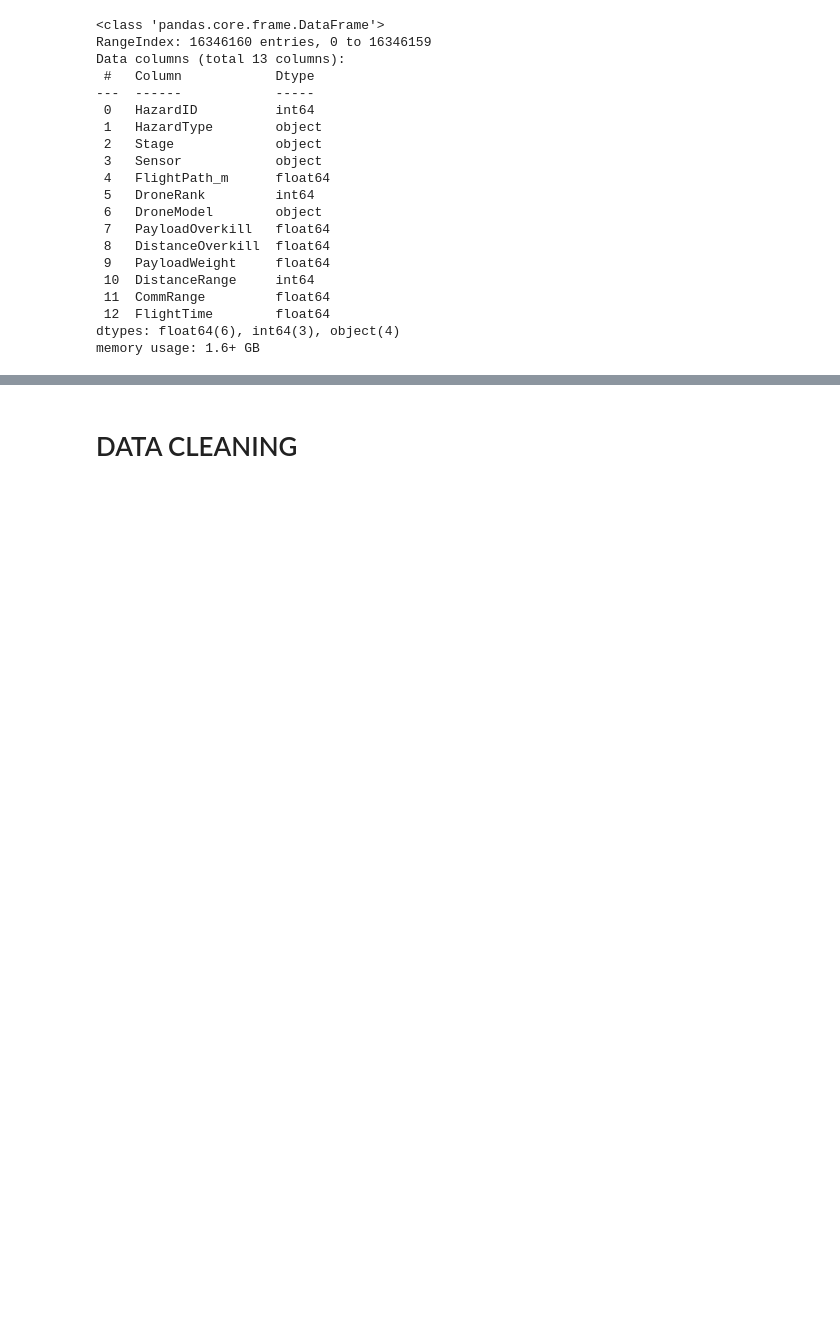
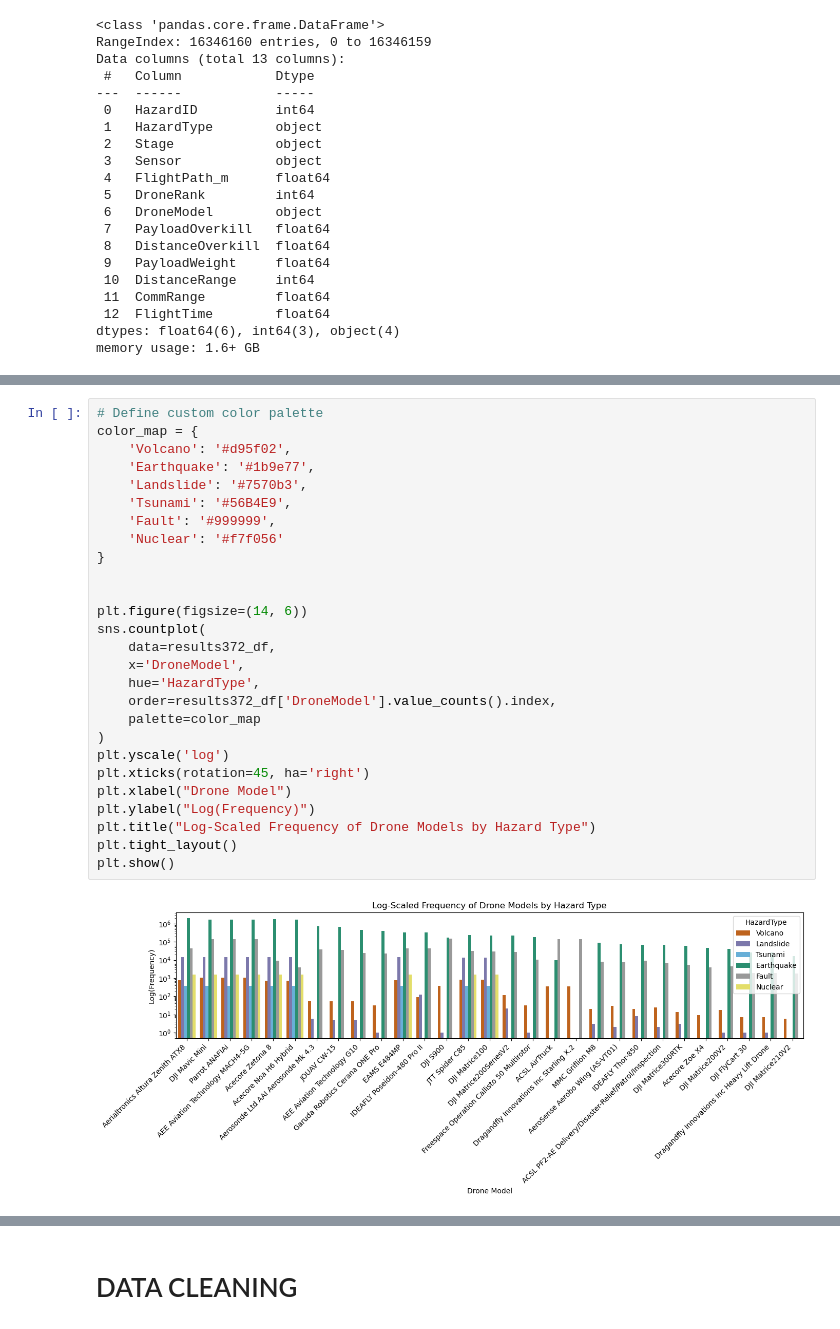
Before and after one commit to redrobbit/ndis, a Jupyter notebook: ArcGIS_Pro_processing/06_PostProMap.ipynb, the cells around one changed output, grey strips where cells are left out. Drawn from its saved outputs; the diff is of its cells as text; blank space fills up the shorter version.

```diff
--- a/ArcGIS_Pro_processing/06_PostProMap.ipynb
+++ b/ArcGIS_Pro_processing/06_PostProMap.ipynb
@@ -756,0 +809,29 @@ memory usage: 1.6+ GB
+# %%
+# Define custom color palette
+color_map = {
+    'Volcano': '#d95f02',
+    'Earthquake': '#1b9e77',
+    'Landslide': '#7570b3',
+    'Tsunami': '#56B4E9',
+    'Fault': '#999999',
+    'Nuclear': '#f7f056'
+}
+
+
+plt.figure(figsize=(14, 6))
+sns.countplot(
+    data=results372_df,
+    x='DroneModel',
+    hue='HazardType',
+    order=results372_df['DroneModel'].value_counts().index,
+    palette=color_map
+)
+plt.yscale('log')
+plt.xticks(rotation=45, ha='right')
+plt.xlabel("Drone Model")
+plt.ylabel("Log(Frequency)")
+plt.title("Log-Scaled Frequency of Drone Models by Hazard Type")
+plt.tight_layout()
+plt.show()
+# %% [output]
+[figure, added]
```
Also changed, not shown: parts of 16 cells of this notebook.
